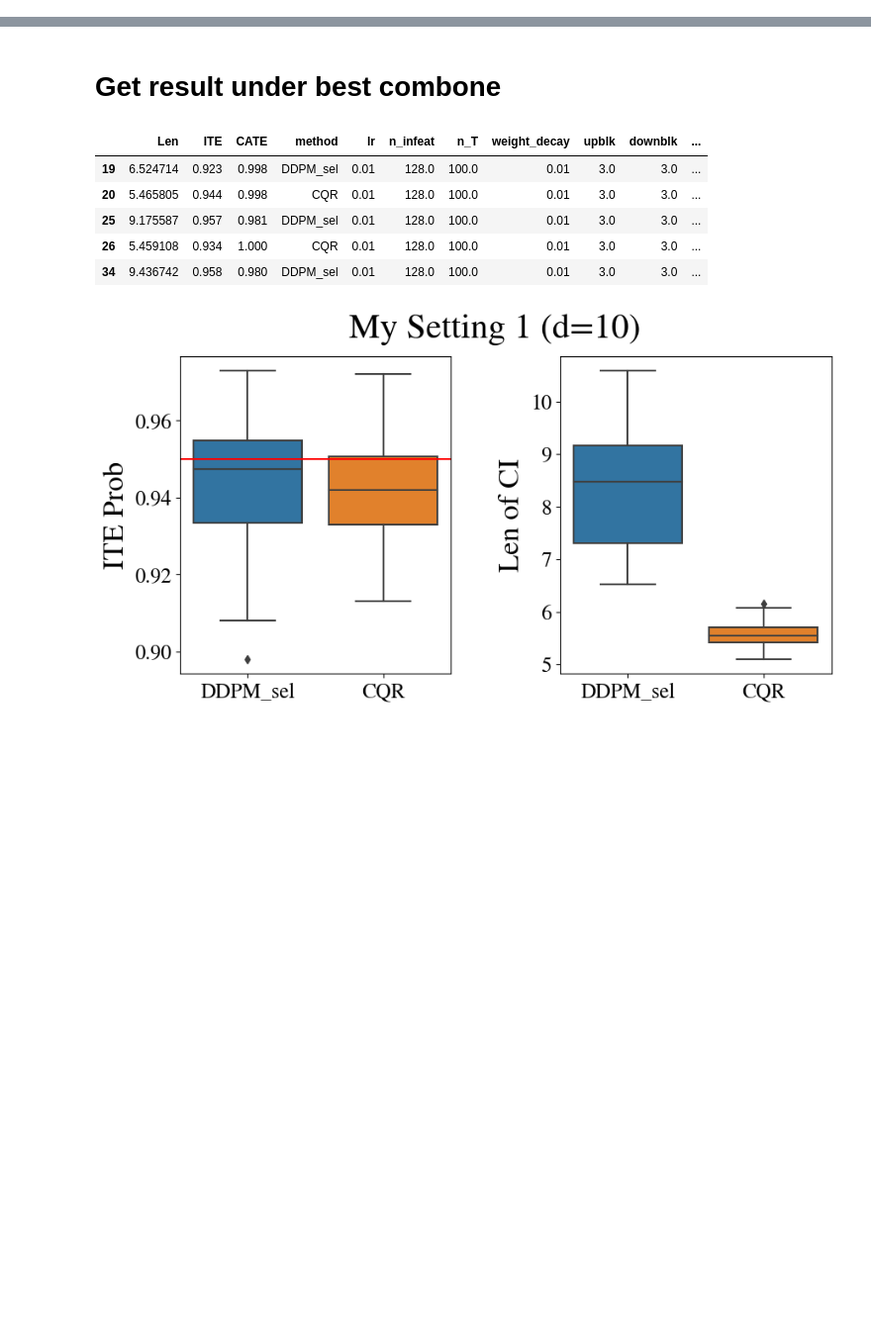
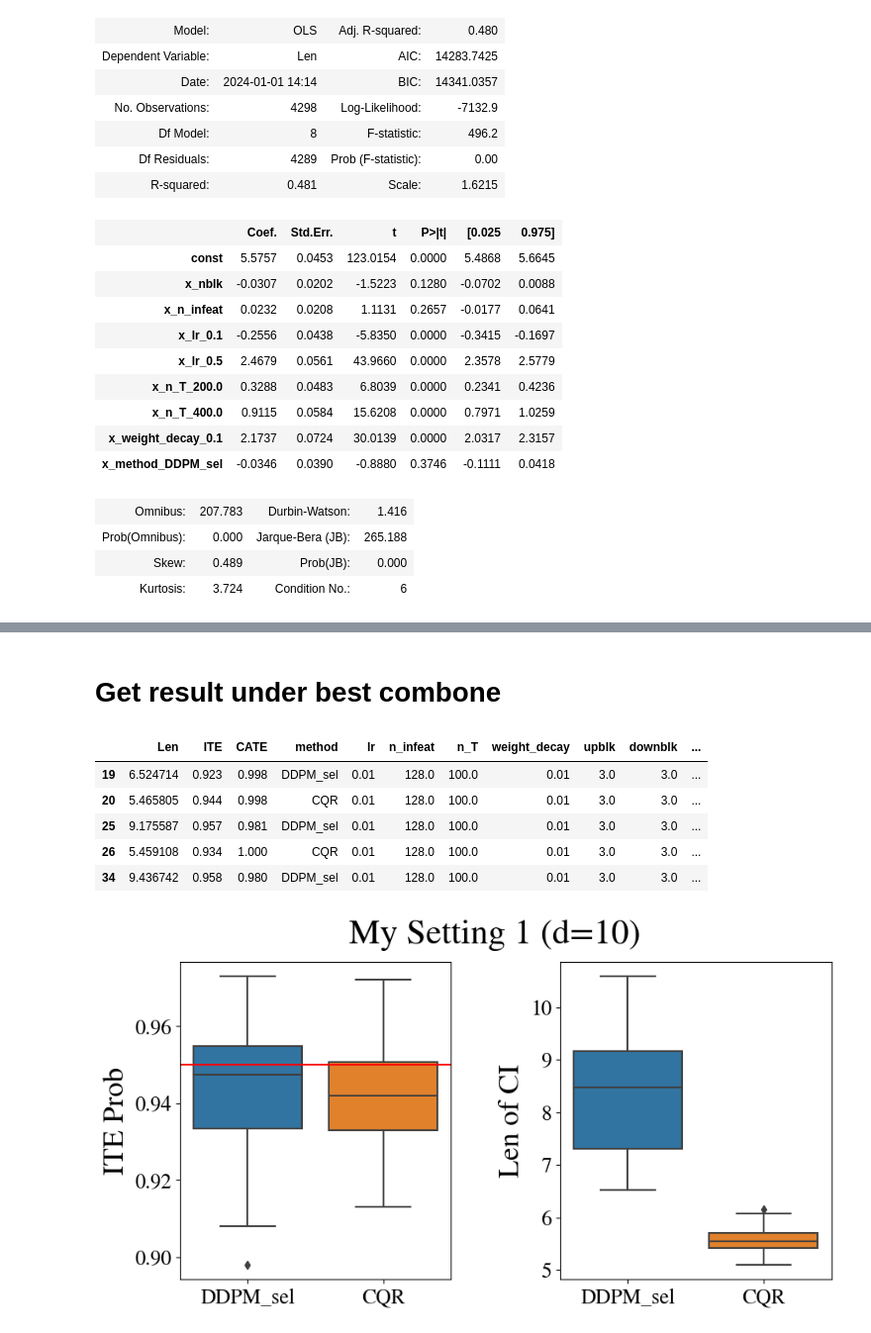
Before and after one commit to JINhuaqing/DG-CITE_paper, a Jupyter notebook: notebooks/ablation_results_ana.ipynb, the cells around one changed output, grey strips where cells are left out. Shown: that part at 99% size. Cells and saved outputs as stored; diff of their text form; code cells hidden in the pictures; blank space fills up the shorter version.

```diff
--- a/notebooks/ablation_results_ana.ipynb
+++ b/notebooks/ablation_results_ana.ipynb
@@ -90,0 +115,46 @@ all_res_df = pd.concat([all_res_df1, all_res_df]);
+# %%
+import statsmodels.api as sm
+from sklearn.preprocessing import StandardScaler
+data = all_res_df[all_res_df["method"].isin(["DDPM", "DDPM_sel"])];
+data = data[data["Len"].map(lambda x : np.bitwise_not(np.isnan(x)))];
+Q1, Q3 = data["Len"].quantile([0.25, 0.75])
+lb, ub = Q1 - 1.5 * (Q3-Q1), Q3 + 1.5 * (Q3-Q1)
+data = data[(data["Len"] < ub) & (data["Len"] > lb)].copy()
+#data.reindex()
+def _std(df, col):
+    return df[col].map(lambda x: (x-df[col].mean())/df[col].std())
+#data.loc[:, "x_method"] =  data["method"].map(lambda x: 0 if x=="DDPM" else 1)
+data.loc[:, "x_nblk"] = _std(data, "upblk")
+data.loc[:, "x_n_infeat"] = _std(data, "n_infeat")
+
+data.head()
+dum_vars =["lr", "n_T", "weight_decay", "method"]
+data_wdum = pd.get_dummies(data, prefix=["x_"+ dum_var for dum_var in dum_vars], columns=dum_vars, drop_first=True)
+x_cols = data_wdum.filter(regex='^x_')
+x_cols = sm.add_constant(x_cols)
+y = data_wdum.loc[:, "Len"];
+
+model = sm.OLS(y, x_cols).fit()
+model.summary2()
+# %% [output]
+| Model: | OLS | Adj. R-squared: | 0.480 |
+| Dependent Variable: | Len | AIC: | 14283.7425 |
+| Date: | 2024-01-01 14:14 | BIC: | 14341.0357 |
+| No. Observations: | 4298 | Log-Likelihood: | -7132.9 |
+| Df Model: | 8 | F-statistic: | 496.2 |
+| Df Residuals: | 4289 | Prob (F-statistic): | 0.00 |
+| R-squared: | 0.481 | Scale: | 1.6215 |
+|  | Coef. | Std.Err. | t | P>|t| | [0.025 | 0.975] |
+| const | 5.5757 | 0.0453 | 123.0154 | 0.0000 | 5.4868 | 5.6645 |
+| x_nblk | -0.0307 | 0.0202 | -1.5223 | 0.1280 | -0.0702 | 0.0088 |
+| x_n_infeat | 0.0232 | 0.0208 | 1.1131 | 0.2657 | -0.0177 | 0.0641 |
+| x_lr_0.1 | -0.2556 | 0.0438 | -5.8350 | 0.0000 | -0.3415 | -0.1697 |
+| x_lr_0.5 | 2.4679 | 0.0561 | 43.9660 | 0.0000 | 2.3578 | 2.5779 |
+| x_n_T_200.0 | 0.3288 | 0.0483 | 6.8039 | 0.0000 | 0.2341 | 0.4236 |
+| x_n_T_400.0 | 0.9115 | 0.0584 | 15.6208 | 0.0000 | 0.7971 | 1.0259 |
+| x_weight_decay_0.1 | 2.1737 | 0.0724 | 30.0139 | 0.0000 | 2.0317 | 2.3157 |
+| x_method_DDPM_sel | -0.0346 | 0.0390 | -0.8880 | 0.3746 | -0.1111 | 0.0418 |
+| Omnibus: | 207.783 | Durbin-Watson: | 1.416 |
+| Prob(Omnibus): | 0.000 | Jarque-Bera (JB): | 265.188 |
+| Skew: | 0.489 | Prob(JB): | 0.000 |
+| Kurtosis: | 3.724 | Condition No.: | 6 |
```
Also changed, not shown: parts of 12 cells of this notebook, 14 other files.
